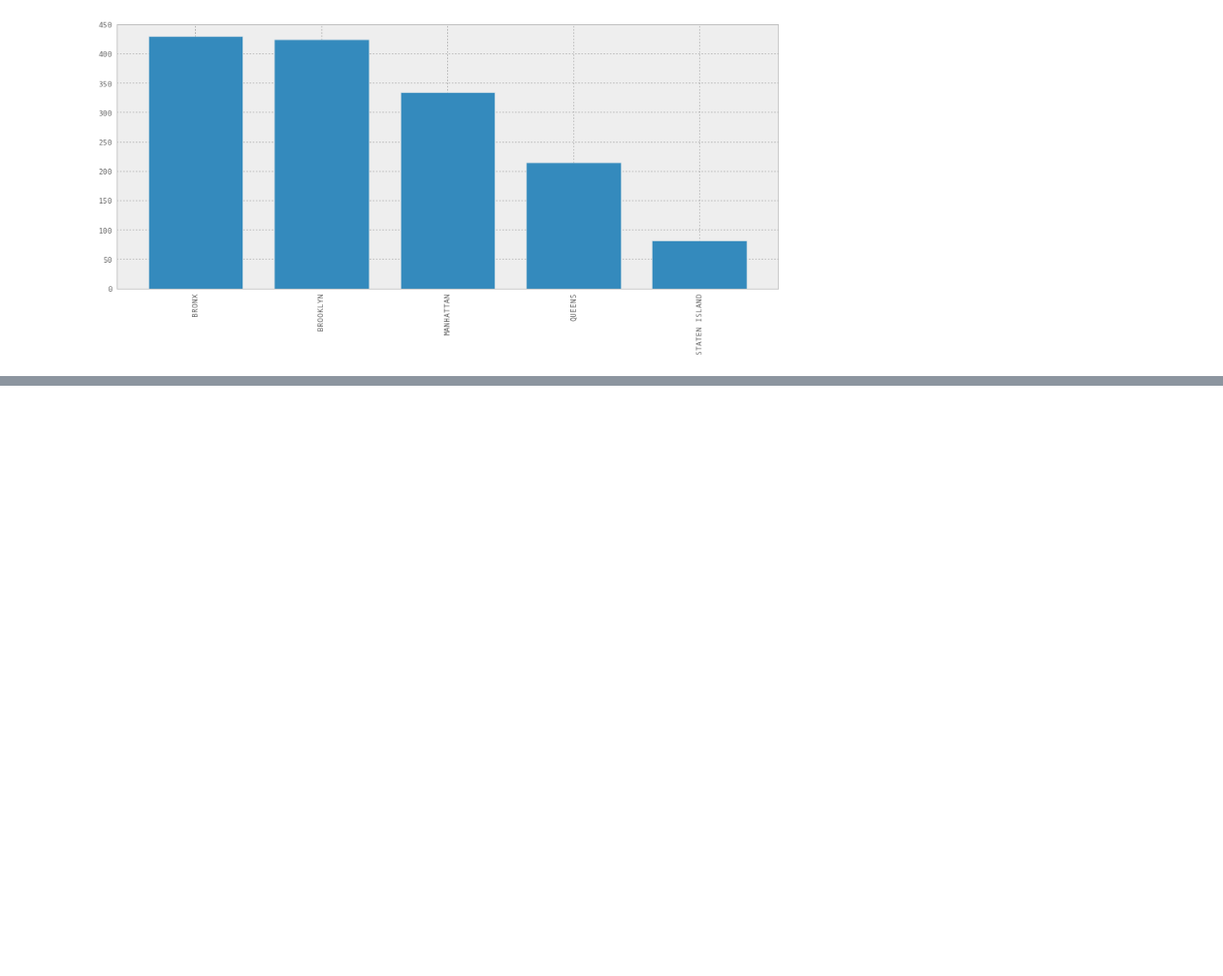
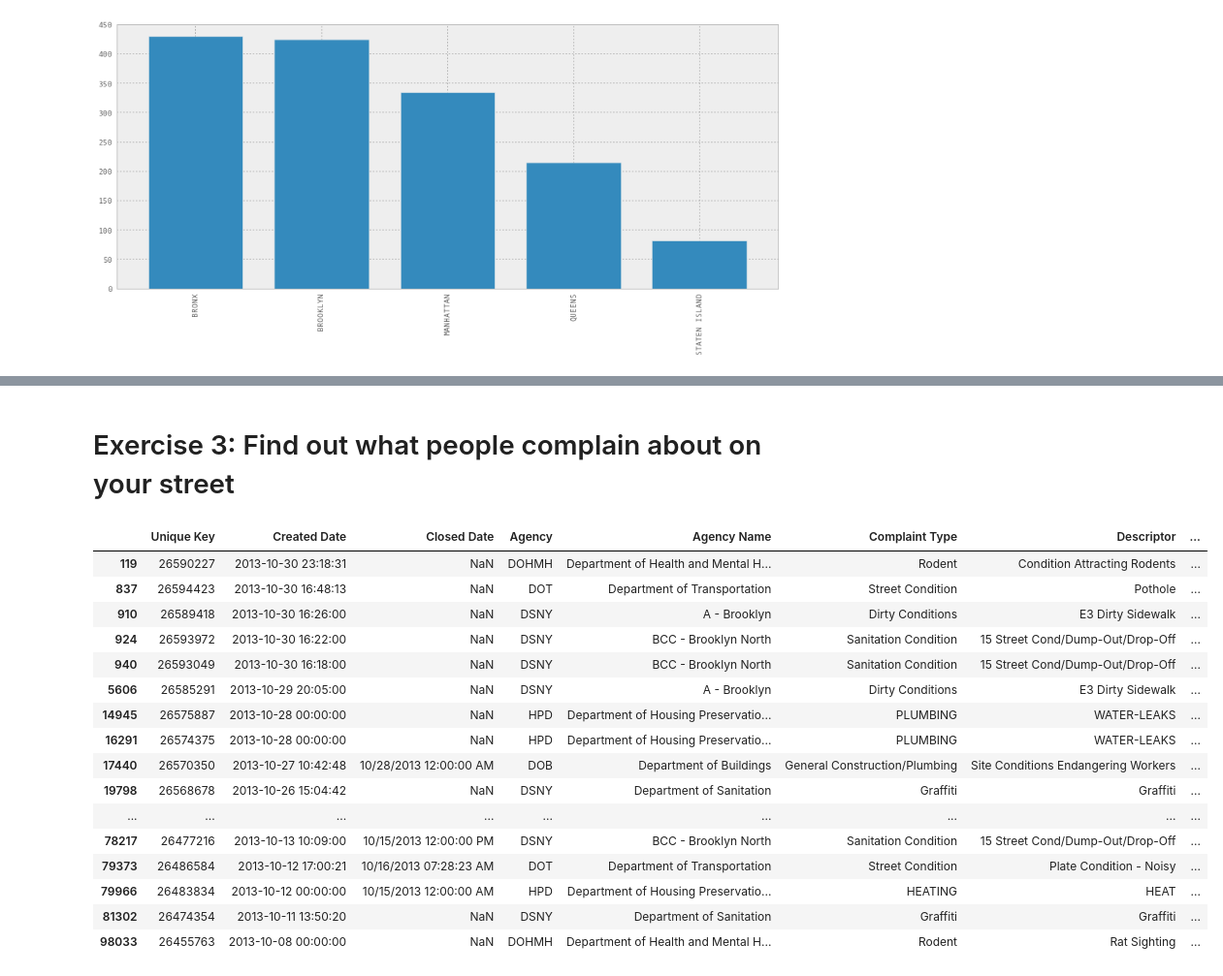
Before and after one commit to jvns/talks, a Jupyter notebook: pydatanyc2013/PyData NYC 2013 tutorial (morning).ipynb, the cells around one changed output, grey strips where cells are left out. Shown at 97% size. Cells and saved outputs as stored; diff of their text form; code cells hidden in the pictures; blank space fills up the shorter version.

```diff
--- a/pydatanyc2013/PyData NYC 2013 tutorial (morning).ipynb
+++ b/pydatanyc2013/PyData NYC 2013 tutorial (morning).ipynb
@@ -183,0 +222,23 @@ rodent_complaints['Borough'].value_counts().plot(kind='bar')
+# %% [markdown]
+# Exercise 3: Find out what people complain about on your street
+# %%
+# Here's my street!
+orig_data[orig_data['Street Name'].str.contains('SOUTH 4 STREET').fillna(False)]
+# %% [output]
+|  | Unique Key | Created Date | Closed Date | Agency | Agency Name | Complaint Type | Descriptor | ... |
+| 119 | 26590227 | 2013-10-30 23:18:31 | NaN | DOHMH | Department of Health and Mental H... | Rodent | Condition Attracting Rodents | ... |
+| 837 | 26594423 | 2013-10-30 16:48:13 | NaN | DOT | Department of Transportation | Street Condition | Pothole | ... |
+| 910 | 26589418 | 2013-10-30 16:26:00 | NaN | DSNY | A - Brooklyn | Dirty Conditions | E3 Dirty Sidewalk | ... |
+| 924 | 26593972 | 2013-10-30 16:22:00 | NaN | DSNY | BCC - Brooklyn North | Sanitation Condition | 15 Street Cond/Dump-Out/Drop-Off | ... |
+| 940 | 26593049 | 2013-10-30 16:18:00 | NaN | DSNY | BCC - Brooklyn North | Sanitation Condition | 15 Street Cond/Dump-Out/Drop-Off | ... |
+| 5606 | 26585291 | 2013-10-29 20:05:00 | NaN | DSNY | A - Brooklyn | Dirty Conditions | E3 Dirty Sidewalk | ... |
+| 14945 | 26575887 | 2013-10-28 00:00:00 | NaN | HPD | Department of Housing Preservatio... | PLUMBING | WATER-LEAKS | ... |
+| 16291 | 26574375 | 2013-10-28 00:00:00 | NaN | HPD | Department of Housing Preservatio... | PLUMBING | WATER-LEAKS | ... |
+| 17440 | 26570350 | 2013-10-27 10:42:48 | 10/28/2013 12:00:00 AM | DOB | Department of Buildings | General Construction/Plumbing | Site Conditions Endangering Workers | ... |
+| 19798 | 26568678 | 2013-10-26 15:04:42 | NaN | DSNY | Department of Sanitation | Graffiti | Graffiti | ... |
+| ... | ... | ... | ... | ... | ... | ... | ... | ... |
+| 78217 | 26477216 | 2013-10-13 10:09:00 | 10/15/2013 12:00:00 PM | DSNY | BCC - Brooklyn North | Sanitation Condition | 15 Street Cond/Dump-Out/Drop-Off | ... |
+| 79373 | 26486584 | 2013-10-12 17:00:21 | 10/16/2013 07:28:23 AM | DOT | Department of Transportation | Street Condition | Plate Condition - Noisy | ... |
+| 79966 | 26483834 | 2013-10-12 00:00:00 | 10/15/2013 12:00:00 AM | HPD | Department of Housing Preservatio... | HEATING | HEAT | ... |
+| 81302 | 26474354 | 2013-10-11 13:50:20 | NaN | DSNY | Department of Sanitation | Graffiti | Graffiti | ... |
+| 98033 | 26455763 | 2013-10-08 00:00:00 | NaN | DOHMH | Department of Health and Mental H... | Rodent | Rat Sighting | ... |
```
Also changed, not shown: parts of 8 cells of this notebook.
